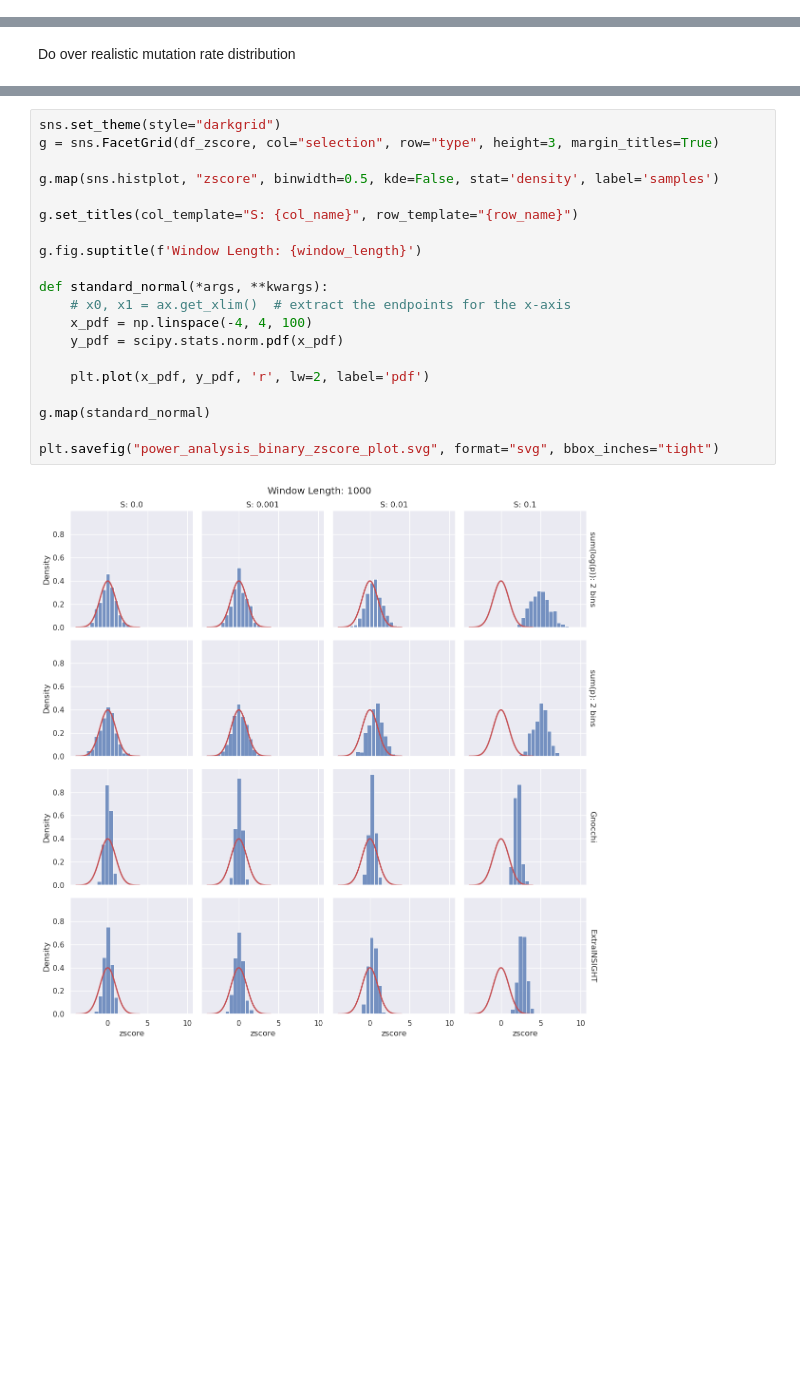
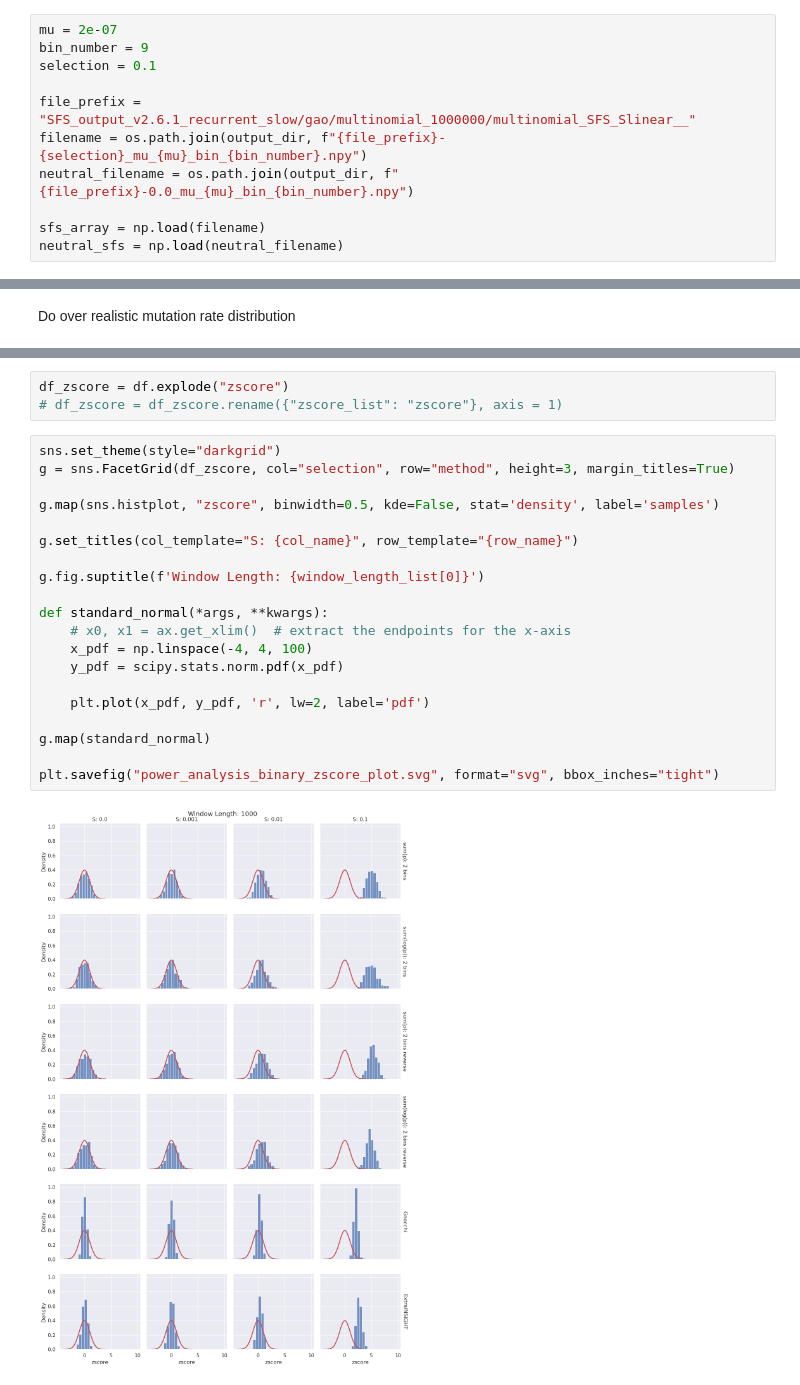
Before and after one commit to dajale423/raKLette, a Jupyter notebook: notebooks/method_validation/power_analysis.ipynb, the cells around one changed output, grey strips where cells are left out. Cells and saved outputs as stored; diff of their text form; blank space fills up the shorter version.

```diff
--- a/notebooks/method_validation/power_analysis.ipynb
+++ b/notebooks/method_validation/power_analysis.ipynb
@@ -94,0 +136,11 @@ def calculate_power(sample_size, z_score_cutoff, bin_number, selection, window_l
+# %%
+mu = 2e-07
+bin_number = 9
+selection = 0.1
+
+file_prefix = "SFS_output_v2.6.1_recurrent_slow/gao/multinomial_1000000/multinomial_SFS_Slinear__"
+filename = os.path.join(output_dir, f"{file_prefix}-{selection}_mu_{mu}_bin_{bin_number}.npy")
+neutral_filename = os.path.join(output_dir, f"{file_prefix}-0.0_mu_{mu}_bin_{bin_number}.npy")
+
+sfs_array = np.load(filename)
+neutral_sfs = np.load(neutral_filename)
@@ -150,22 +218,25 @@ df_zscore = pd.DataFrame(list_of_list_zscore, columns=["zscore", "selection", "m
+# %%
+df_zscore = df.explode("zscore")
+# df_zscore = df_zscore.rename({"zscore_list": "zscore"}, axis = 1)
 # %%
 sns.set_theme(style="darkgrid")
-g = sns.FacetGrid(df_zscore, col="selection", row="type", height=3, margin_titles=True)
+g = sns.FacetGrid(df_zscore, col="selection", row="method", height=3, margin_titles=True)
 
 g.map(sns.histplot, "zscore", binwidth=0.5, kde=False, stat='density', label='samples')
 
 g.set_titles(col_template="S: {col_name}", row_template="{row_name}")
 
-g.fig.suptitle(f'Window Length: {window_length}')
+g.fig.suptitle(f'Window Length: {window_length_list[0]}')
 
 def standard_normal(*args, **kwargs):
     # x0, x1 = ax.get_xlim()  # extract the endpoints for the x-axis
     x_pdf = np.linspace(-4, 4, 100)
     y_pdf = scipy.stats.norm.pdf(x_pdf)
 
     plt.plot(x_pdf, y_pdf, 'r', lw=2, label='pdf')
 
 g.map(standard_normal)
 
 plt.savefig("power_analysis_binary_zscore_plot.svg", format="svg", bbox_inches="tight")
 # %% [output]
-[figure, old version]
+[figure, new version]
```
Also changed, not shown: parts of 22 cells of this notebook, 10 other files.
